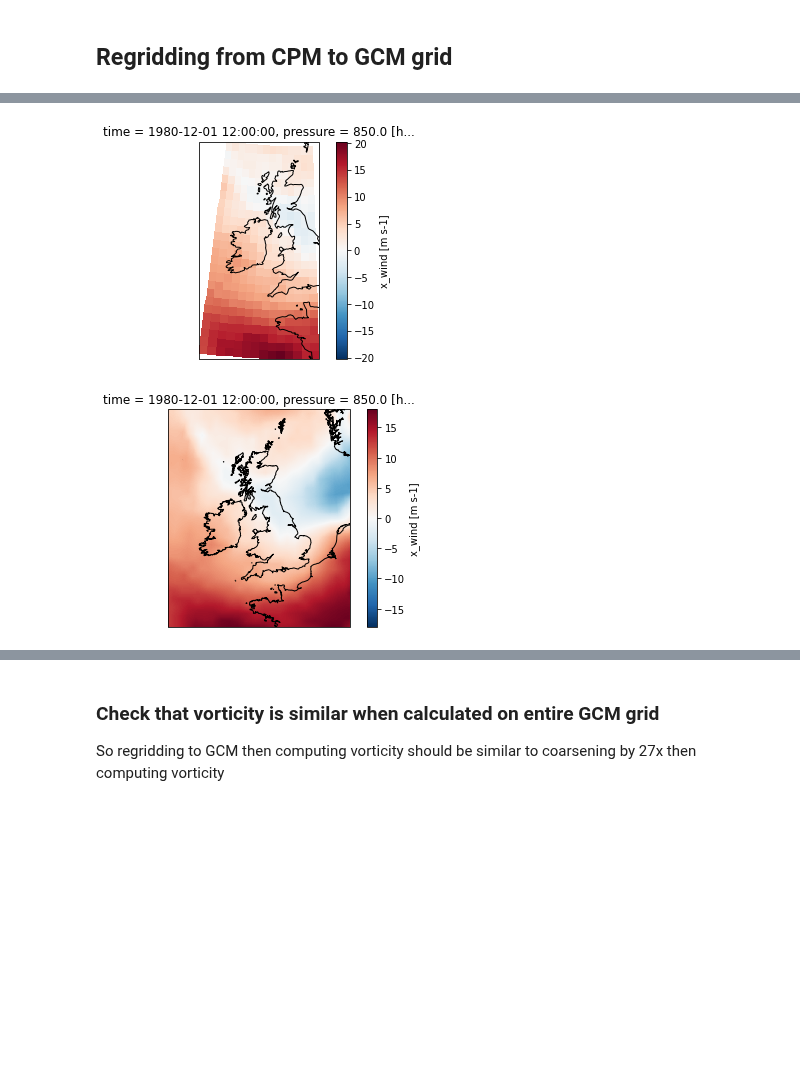
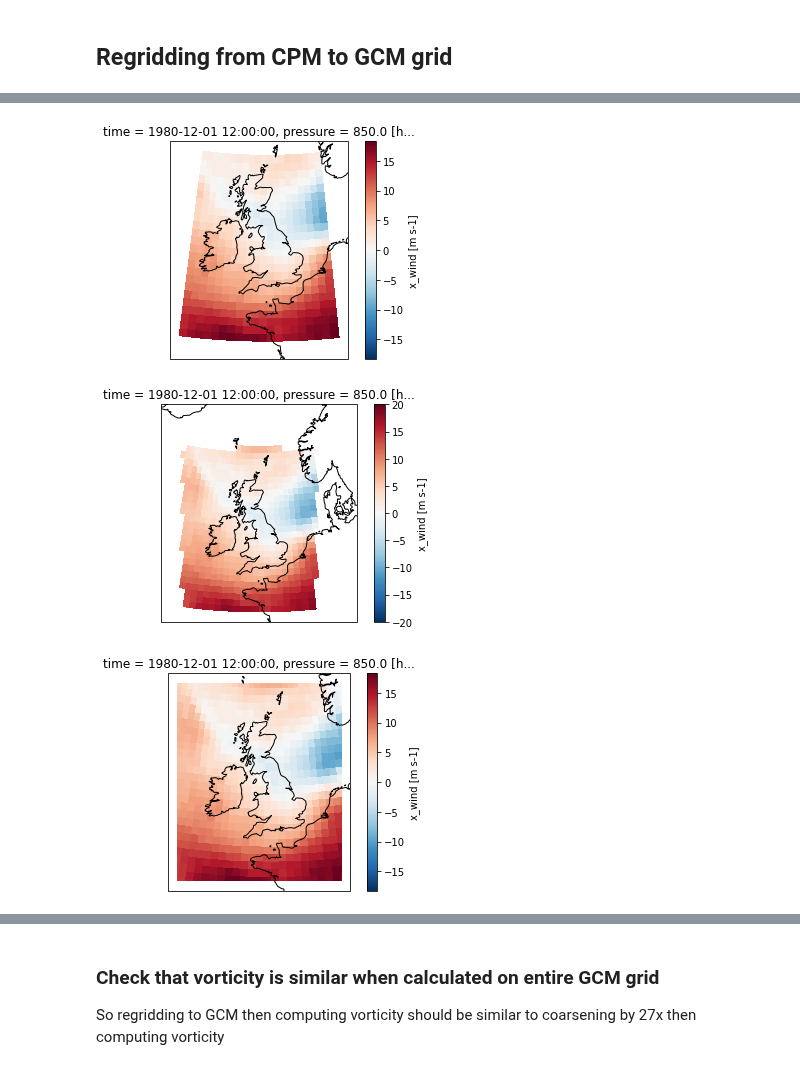
Before and after one commit to henryaddison/ml-downscaling-emulation, a Jupyter notebook: notebooks/learning/regridding-adventures.ipynb, the cells around one changed output, grey strips where cells are left out. Drawn from its saved outputs; the diff is of its cells as text; code cells hidden in the pictures; blank space fills up the shorter version.

```diff
--- a/notebooks/learning/regridding-adventures.ipynb
+++ b/notebooks/learning/regridding-adventures.ipynb
@@ -344,0 +311,4 @@ iris.load(pr_gcm_path)
+# %%
+target_ds.close()
+pr_gcm.to_netcdf(target_grid_path)
+iris.load_cube(target_grid_path)
@@ -345,7 +329,8 @@ iris.load(pr_gcm_path)
 # %%
-target_cube = iris.load(pr_gcm_path)[1]
-target_ds = xr.open_dataset(pr_gcm_path)
-scheme = iris.analysis.Linear()
+target_cube = iris.load_cube(target_grid_path)
+target_ds = xr.open_dataset(target_grid_path)
+scheme = iris.analysis.Linear(extrapolation_mode="mask")
+# scheme = iris.analysis.Nearest()
 # %%
 src_coord_sys = iris.coord_systems.RotatedGeogCS(xwind_cpm["rotated_latitude_longitude"].attrs['grid_north_pole_latitude'], xwind_cpm["rotated_latitude_longitude"].attrs['grid_north_pole_longitude'], ellipsoid=iris.coord_systems.GeogCS(xwind_cpm["rotated_latitude_longitude"].attrs['earth_radius']))
 src_lat_name = 'grid_latitude'
@@ -356,10 +341,12 @@ xwind_src_cube.coords(src_lon_name)[0].coord_system = src_coord_sys
 xwind_src_cube.coords(src_lat_name)[0].coord_system = src_coord_sys
 # %%
 gcm_regridder = scheme.regridder(xwind_src_cube, target_cube)
-cpm_regridder = scheme.regridder(target_cube, xwind_src_cube)
+cpm_regridder = iris.analysis.Nearest().regridder(target_cube, xwind_src_cube)
 # %%
 xwind_regridded_da = xr.DataArray.from_iris(gcm_regridder(xwind_src_cube))
+xwind_nn_regridded_da = xr.DataArray.from_iris(iris.analysis.Nearest(extrapolation_mode="mask").regridder(xwind_src_cube, target_cube)(xwind_src_cube))
 xwind_reregridded_da = xr.DataArray.from_iris(cpm_regridder(gcm_regridder(xwind_src_cube)))
+xwind_nn_reregridded_da = xr.DataArray.from_iris(cpm_regridder(iris.analysis.Nearest().regridder(xwind_src_cube, target_cube)(xwind_src_cube)))
 # %%
 ywind_src_cube = ywind_cpm['y_wind'].to_iris()
 ywind_src_cube.coords(src_lon_name)[0].coord_system = src_coord_sys
@@ -370,19 +385,28 @@ ywind_reregridded_da = xr.DataArray.from_iris(cpm_regridder(gcm_regridder(ywind_
 # %%
 ax = plt.axes(projection=cp_model_rotated_pole)
 
-xwind_regridded_da.isel(time=0, pressure=1).sel(latitude=slice(46,60), longitude=slice(348, 360)).plot(ax=ax, x='longitude', y='latitude', add_colorbar=True, transform=platecarree)
+xwind_nn_regridded_da.isel(time=0, pressure=1).sel(latitude=slice(46,60), longitude=slice(-12, 5)).plot(ax=ax, x='longitude', y='latitude', add_colorbar=True, transform=platecarree)
 
 ax.coastlines()
 
 plt.show()
 
 ax = plt.axes(projection=cp_model_rotated_pole)
 
-xwind_reregridded_da.isel(time=0, pressure=1).plot(ax=ax, x='grid_longitude', y='grid_latitude', add_colorbar=True, transform=cp_model_rotated_pole)
+xwind_nn_regridded_da.isel(time=0, pressure=1).plot(ax=ax, x='longitude', y='latitude', vmax=20, center=0, add_colorbar=True, transform=platecarree)
+ax.set_extent([-15, 10, 45, 65])
+ax.coastlines()
+
+plt.show()
+
+ax = plt.axes(projection=cp_model_rotated_pole)
+
+xwind_nn_reregridded_da.isel(time=0, pressure=1).plot(ax=ax, x='grid_longitude', y='grid_latitude', add_colorbar=True, transform=cp_model_rotated_pole)
 
 ax.coastlines()
 
 plt.show()
 # %% [output]
-[figure, old version]
+[figure, new version]
-[figure, old version]
+[figure, new version]
+[figure, added]
```
Also changed, not shown: parts of 20 cells of this notebook.
